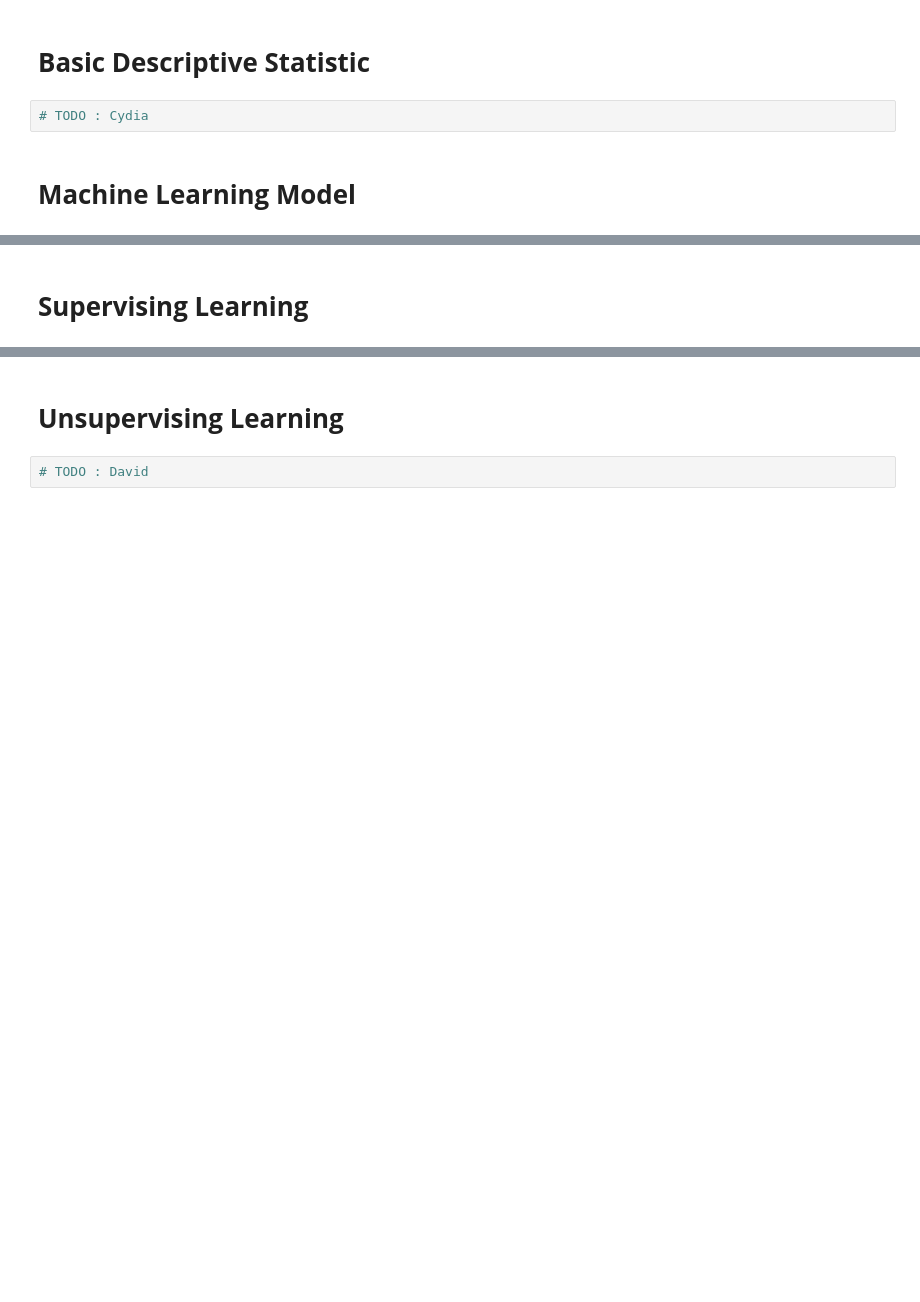
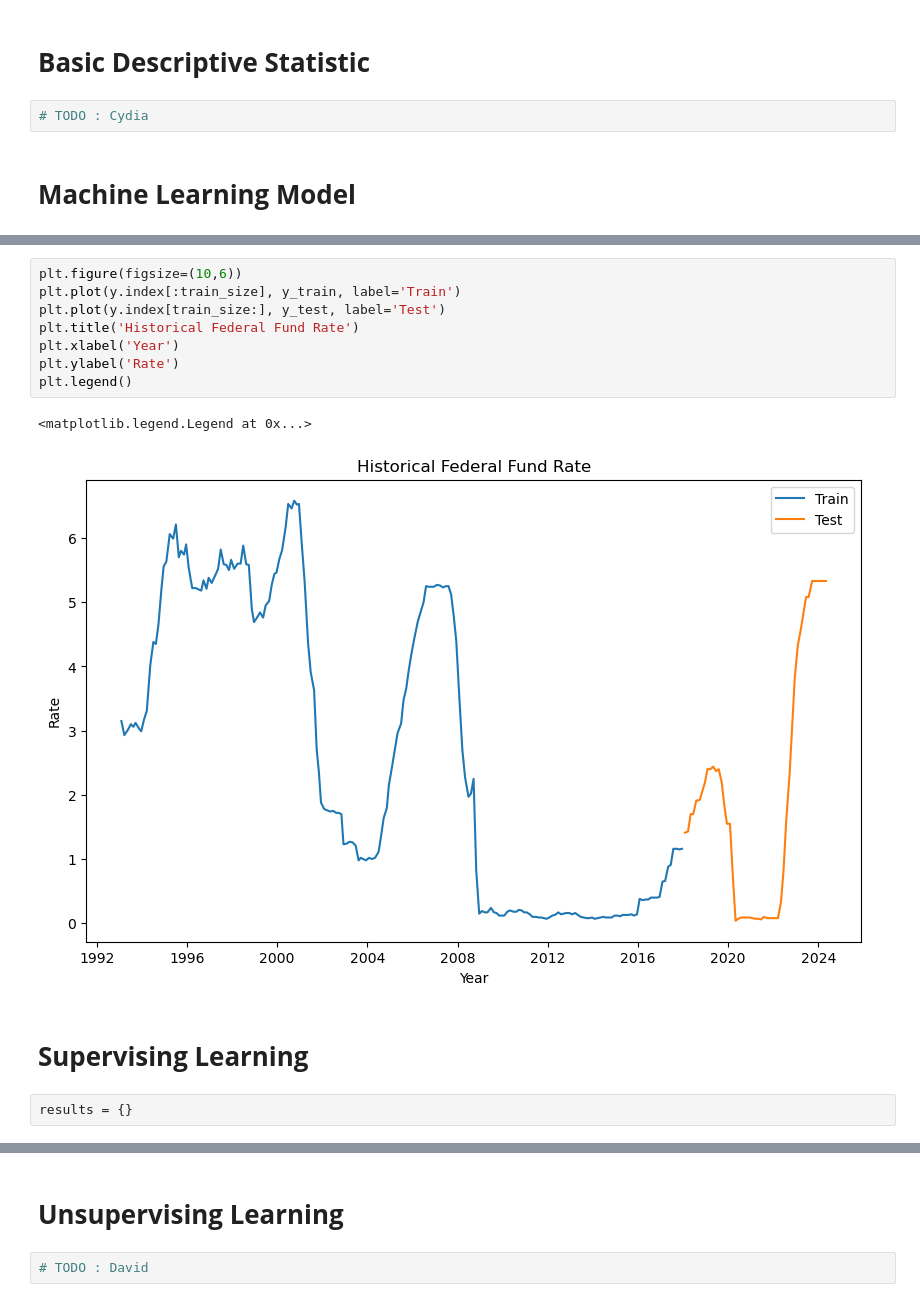
Before and after one commit to Cydia13526/s24-milestone2-team7-cspaarg-cydia-davidrez, a Jupyter notebook: project.ipynb, the cells around one changed output, grey strips where cells are left out. Drawn from its saved outputs; the diff is of its cells as text; blank space fills up the shorter version.

```diff
--- a/project.ipynb
+++ b/project.ipynb
@@ -207,2 +251,15 @@ X_train, X_test, y_train, y_test = train_test_split(X, y, test_size=0.2, random_
+# %%
+plt.figure(figsize=(10,6))
+plt.plot(y.index[:train_size], y_train, label='Train')
+plt.plot(y.index[train_size:], y_test, label='Test')
+plt.title('Historical Federal Fund Rate')
+plt.xlabel('Year')
+plt.ylabel('Rate')
+plt.legend()
+# %% [output]
+<matplotlib.legend.Legend at 0x...>
+[figure, added]
 # %% [markdown]
 # **Supervising Learning**
+# %%
+results = {}
```
Also changed, not shown: parts of 9 cells of this notebook.
